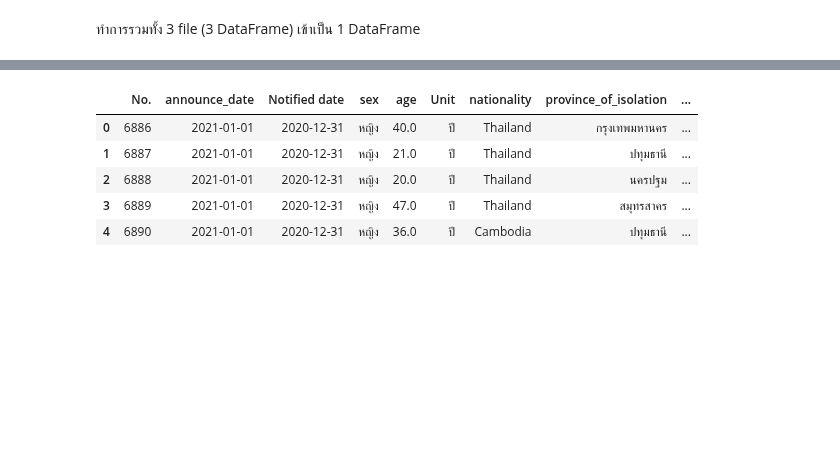
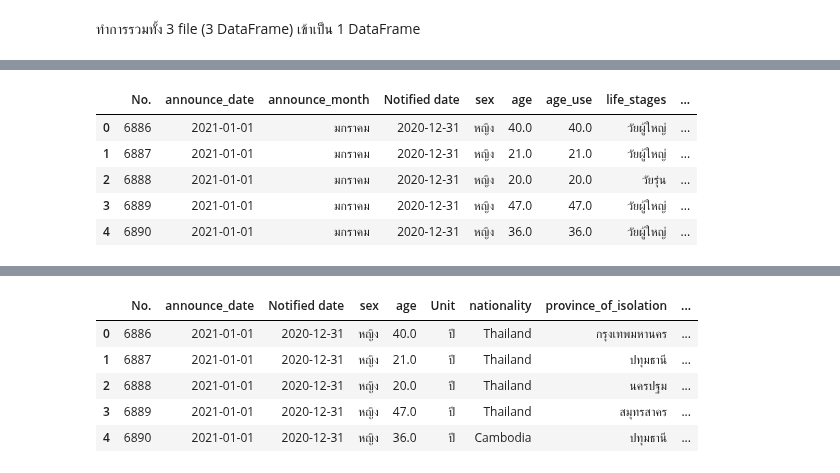
Before and after one commit to Toeysamm/2-64-NIDA-DADS5001, a Jupyter notebook: Covid19_midterm.ipynb, the cells around one changed output, grey strips where cells are left out. Drawn from its saved outputs; the diff is of its cells as text; code cells hidden in the pictures; blank space fills up the shorter version.

```diff
--- a/Covid19_midterm.ipynb
+++ b/Covid19_midterm.ipynb
@@ -101,0 +123,9 @@ df4.tail()
+# %%
+df4.head()
+# %% [output]
+|  | No. | announce_date | announce_month | Notified date | sex | age | age_use | life_stages | ... |
+| 0 | 6886 | 2021-01-01 | มกราคม | 2020-12-31 | หญิง | 40.0 | 40.0 | วัยผู้ใหญ่ | ... |
+| 1 | 6887 | 2021-01-01 | มกราคม | 2020-12-31 | หญิง | 21.0 | 21.0 | วัยผู้ใหญ่ | ... |
+| 2 | 6888 | 2021-01-01 | มกราคม | 2020-12-31 | หญิง | 20.0 | 20.0 | วัยรุ่น | ... |
+| 3 | 6889 | 2021-01-01 | มกราคม | 2020-12-31 | หญิง | 47.0 | 47.0 | วัยผู้ใหญ่ | ... |
+| 4 | 6890 | 2021-01-01 | มกราคม | 2020-12-31 | หญิง | 36.0 | 36.0 | วัยผู้ใหญ่ | ... |
```
Also changed, not shown: parts of 9 cells of this notebook.
